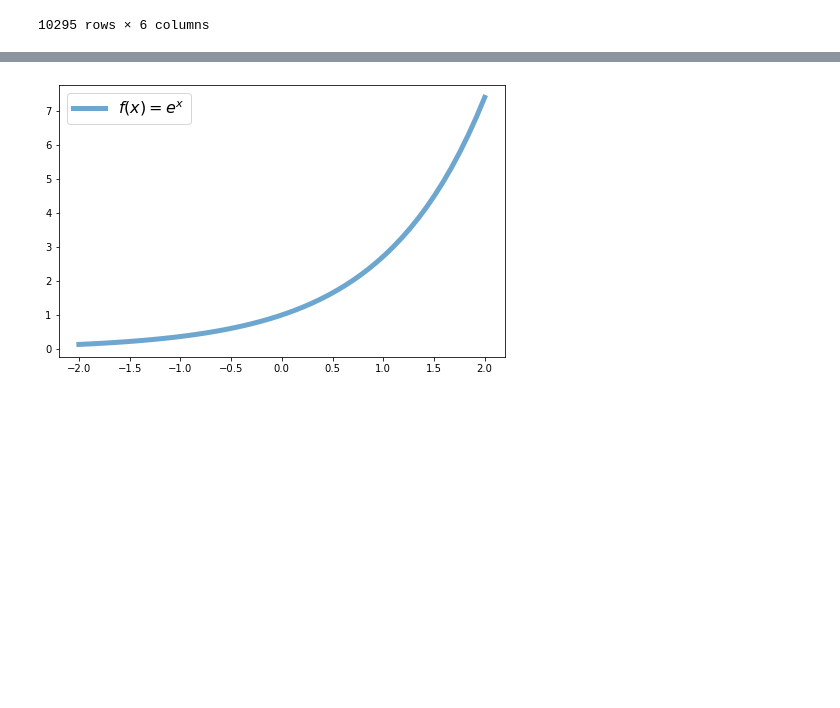
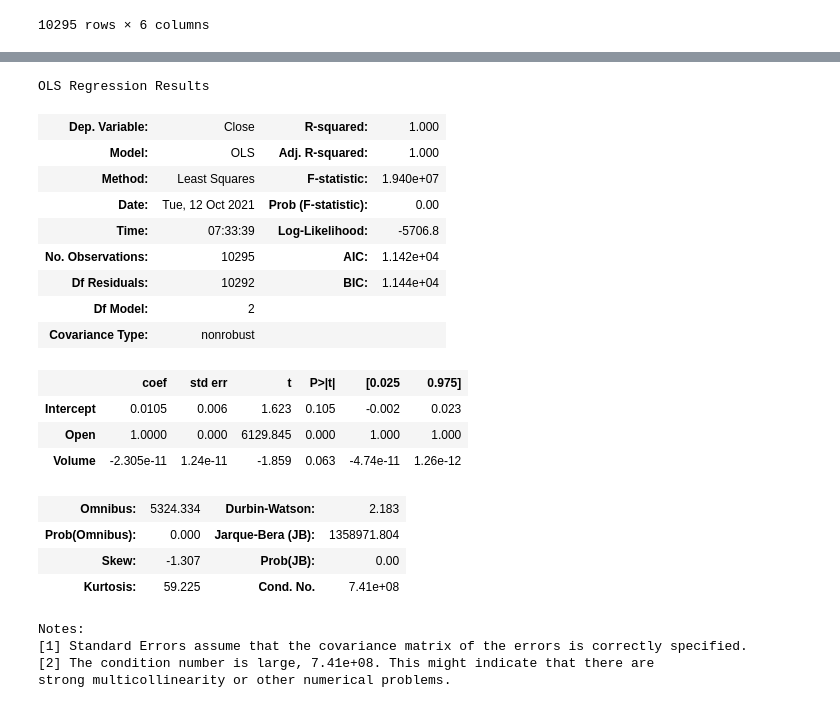
Before and after one commit to qcx201/ParetoPy, a Jupyter notebook: Notes/A-Overview.ipynb, the cells around one changed output, grey strips where cells are left out. Drawn from its saved outputs; the diff is of its cells as text; code cells hidden in the pictures; blank space fills up the shorter version.

```diff
--- a/Notes/A-Overview.ipynb
+++ b/Notes/A-Overview.ipynb
@@ -448,23 +477,30 @@ df['Adj Close'].plot(alpha=0.5, figsize=(8, 5));
-# %%
-# plotting with matplotlib
-import matplotlib.pyplot as plt
-%matplotlib inline
-
-# create data
-x = np.linspace(-2, 2) # linear space
-y = np.exp(x) # exponential function
-
-# format figure
-plt.figure(figsize=(8,5))
-
-# plot
-plt.plot(x, y, # data
-         lw=5, # line width
-         alpha=0.65, # opacity
-         label='$f(x) = e^{x}$' # legend label
-        )
-
-plt.legend(fontsize=16) # show legend
-plt.show() # display output
-# %% [output]
-[figure, removed]
+# %%
+# regression
+import statsmodels.formula.api as smf
+
+model = smf.ols(formula='Close ~ Open + Volume', data=df).fit()
+
+model.summary()
+# %% [output]
+OLS Regression Results
+| Dep. Variable: | Close | R-squared: | 1.000 |
+| Model: | OLS | Adj. R-squared: | 1.000 |
+| Method: | Least Squares | F-statistic: | 1.940e+07 |
+| Date: | Tue, 12 Oct 2021 | Prob (F-statistic): | 0.00 |
+| Time: | 07:33:39 | Log-Likelihood: | -5706.8 |
+| No. Observations: | 10295 | AIC: | 1.142e+04 |
+| Df Residuals: | 10292 | BIC: | 1.144e+04 |
+| Df Model: | 2 |  |  |
+| Covariance Type: | nonrobust |  |  |
+|  | coef | std err | t | P>|t| | [0.025 | 0.975] |
+| Intercept | 0.0105 | 0.006 | 1.623 | 0.105 | -0.002 | 0.023 |
+| Open | 1.0000 | 0.000 | 6129.845 | 0.000 | 1.000 | 1.000 |
+| Volume | -2.305e-11 | 1.24e-11 | -1.859 | 0.063 | -4.74e-11 | 1.26e-12 |
+| Omnibus: | 5324.334 | Durbin-Watson: | 2.183 |
+| Prob(Omnibus): | 0.000 | Jarque-Bera (JB): | 1358971.804 |
+| Skew: | -1.307 | Prob(JB): | 0.00 |
+| Kurtosis: | 59.225 | Cond. No. | 7.41e+08 |
+Notes:
+[1] Standard Errors assume that the covariance matrix of the errors is correctly specified.
+[2] The condition number is large, 7.41e+08. This might indicate that there are
+strong multicollinearity or other numerical problems.
```
Also changed, not shown: parts of 3 cells of this notebook.
